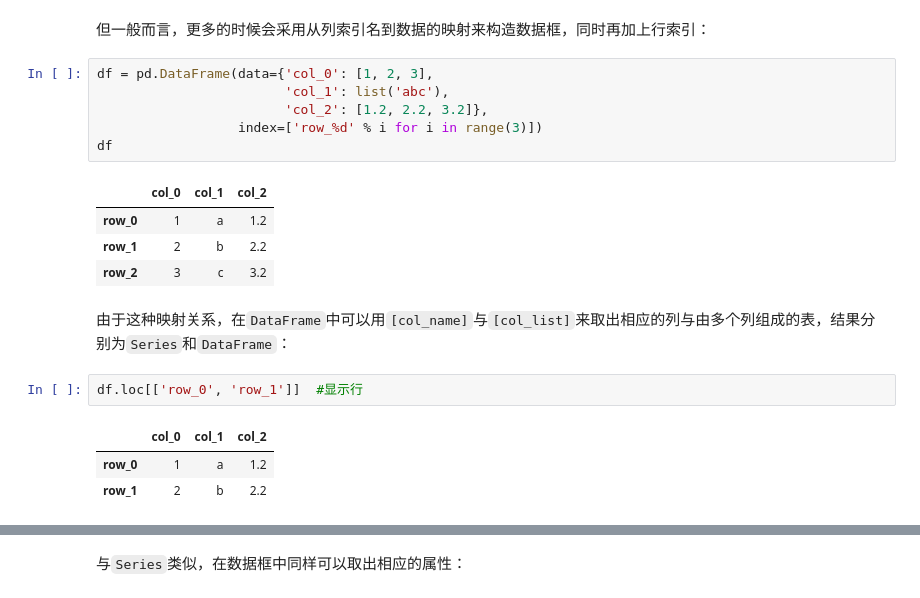
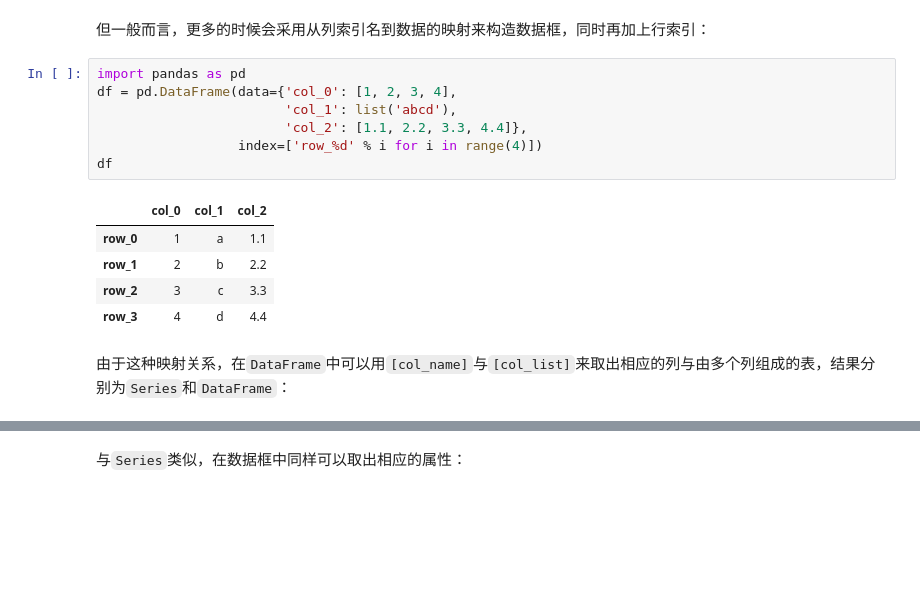
Before and after one commit to vcfriend/python-demo, a Jupyter notebook: pandas/joyful-pandas/notebook/第二章 pandas基础.ipynb, the cells around one changed output, grey strips where cells are left out. Saved outputs shown, nothing was run; the diff lists cells and outputs as text; blank space fills up the shorter version.

```diff
--- a/pandas/joyful-pandas/notebook/第二章 pandas基础.ipynb
+++ b/pandas/joyful-pandas/notebook/第二章 pandas基础.ipynb
@@ -228,21 +229,17 @@ df
 # %% [markdown]
 但一般而言，更多的时候会采用从列索引名到数据的映射来构造数据框，同时再加上行索引：
 # %%
-df = pd.DataFrame(data={'col_0': [1, 2, 3],
-                        'col_1': list('abc'),
-                        'col_2': [1.2, 2.2, 3.2]},
-                  index=['row_%d' % i for i in range(3)])
+import pandas as pd
+df = pd.DataFrame(data={'col_0': [1, 2, 3, 4],
+                        'col_1': list('abcd'),
+                        'col_2': [1.1, 2.2, 3.3, 4.4]},
+                  index=['row_%d' % i for i in range(4)])
 df
 # %% [output]
 |  | col_0 | col_1 | col_2 |
-| row_0 | 1 | a | 1.2 |
+| row_0 | 1 | a | 1.1 |
 | row_1 | 2 | b | 2.2 |
-| row_2 | 3 | c | 3.2 |
+| row_2 | 3 | c | 3.3 |
+| row_3 | 4 | d | 4.4 |
 # %% [markdown]
 由于这种映射关系，在`DataFrame`中可以用`[col_name]`与`[col_list]`来取出相应的列与由多个列组成的表，结果分别为`Series`和`DataFrame`：
-# %%
-df.loc[['row_0', 'row_1']]  #显示行
-# %% [output]
-|  | col_0 | col_1 | col_2 |
-| row_0 | 1 | a | 1.2 |
-| row_1 | 2 | b | 2.2 |
```
Also changed, not shown: parts of 31 cells of this notebook, 5 other files.
